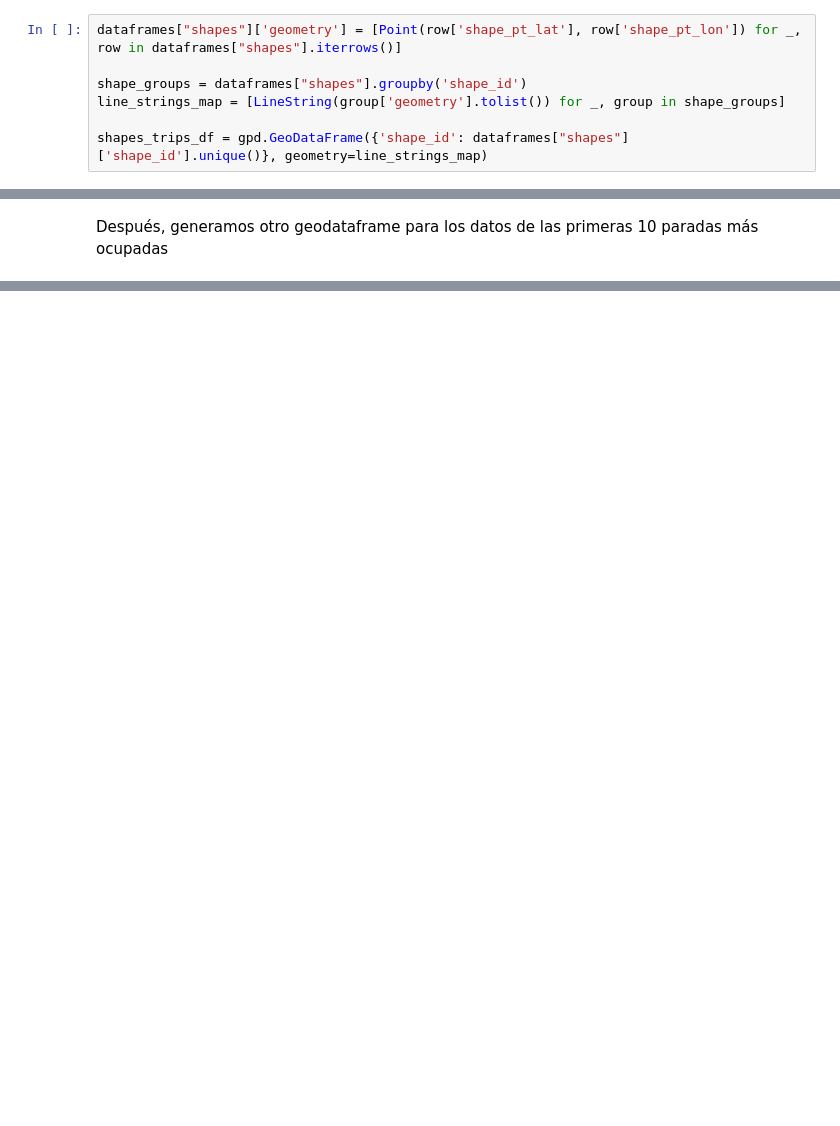
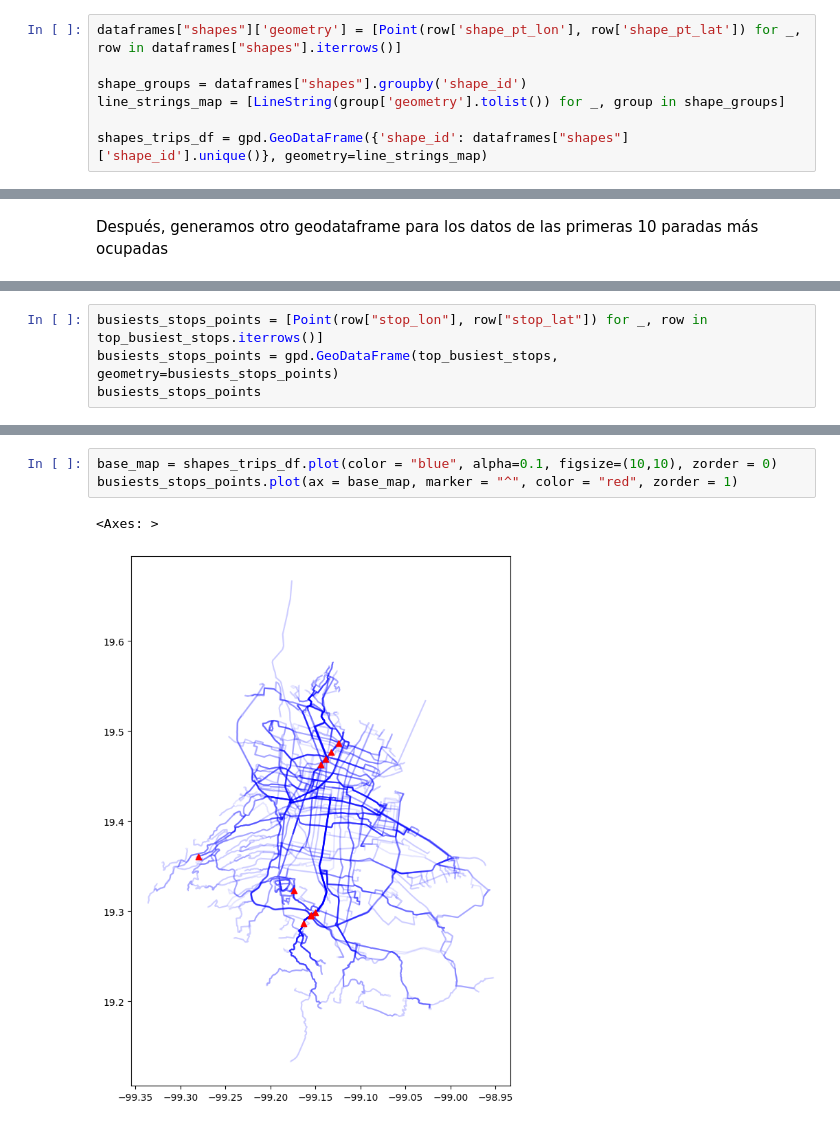
Before and after one commit to FedeSS99/MCE-TSP-Optimizacion, a Jupyter notebook: syntax/01-EDA.ipynb, the cells around one changed output, grey strips where cells are left out. Cells and saved outputs as stored; diff of their text form; blank space fills up the shorter version.

Commit message:
Update visualization trips and stops EDA

```diff
--- a/syntax/01-EDA.ipynb
+++ b/syntax/01-EDA.ipynb
@@ -100,7 +100,7 @@ top_busiest_stops
 # %% [markdown]
 Primero, generamos los viajes realizados en un dataframe y los almacenamos en un geodataframe acorde a la geometría dada ``shapes.txt``
 # %%
-dataframes["shapes"]['geometry'] = [Point(row['shape_pt_lat'], row['shape_pt_lon']) for _, row in dataframes["shapes"].iterrows()]
+dataframes["shapes"]['geometry'] = [Point(row['shape_pt_lon'], row['shape_pt_lat']) for _, row in dataframes["shapes"].iterrows()]
 
 shape_groups = dataframes["shapes"].groupby('shape_id')
 line_strings_map = [LineString(group['geometry'].tolist()) for _, group in shape_groups]
@@ -115,0 +111,4 @@ base_map = shapes_trips_df.plot(cmap='viridis')
+# %%
+busiests_stops_points = [Point(row["stop_lon"], row["stop_lat"]) for _, row in top_busiest_stops.iterrows()]
+busiests_stops_points = gpd.GeoDataFrame(top_busiest_stops, geometry=busiests_stops_points)
+busiests_stops_points
@@ -115,0 +127,6 @@ base_map = shapes_trips_df.plot(cmap='viridis')
+# %%
+base_map = shapes_trips_df.plot(color = "blue", alpha=0.1, figsize=(10,10), zorder = 0)
+busiests_stops_points.plot(ax = base_map, marker = "^", color = "red", zorder = 1)
+# %% [output]
+<Axes: >
+[figure, added]
```
Also changed, not shown: parts of 3 cells of this notebook.
